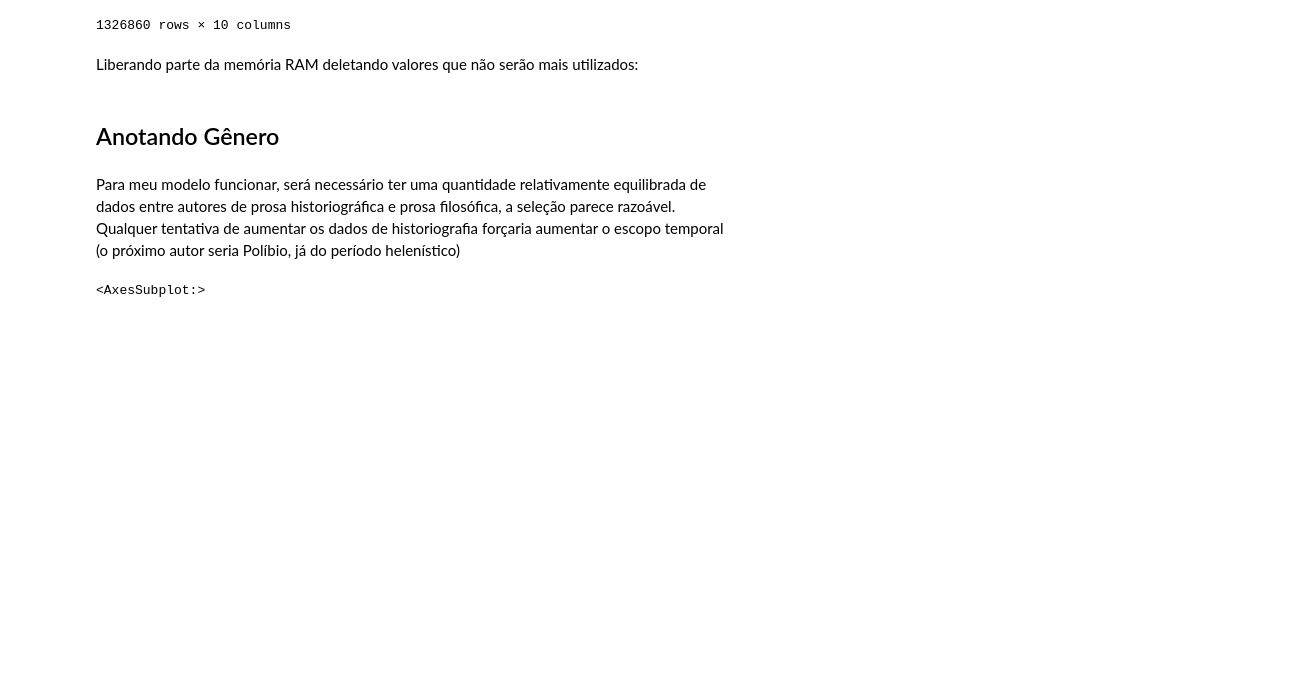
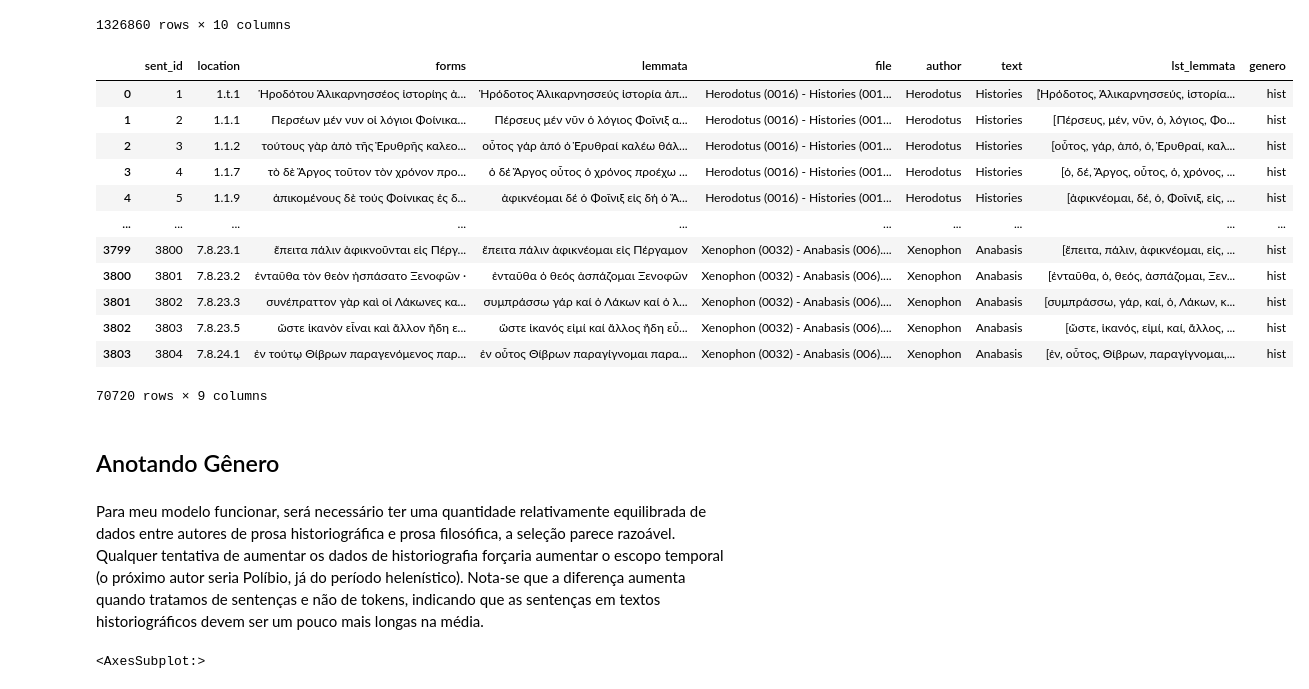
Before and after one commit to caiogeraldes/lexico-e-genero, a Jupyter notebook: notebooks/Testes de viabilidade.ipynb, the cells around one changed output. Saved outputs shown, nothing was run; the diff lists cells and outputs as text; code cells hidden in the pictures; blank space fills up the shorter version.

```diff
--- a/notebooks/Testes de viabilidade.ipynb
+++ b/notebooks/Testes de viabilidade.ipynb
@@ -88,5 +105,3 @@ df
 | 63973 | 3804 | 7.8.24.1 | Φαρνάβαζον | Φαρνάβαζος | proper | masc acc sg | 17 | Xenophon (0032) - Anabasis (006).... | Xenophon | Anabasis |
 | 63974 | 3804 | 7.8.24.1 | . | . | punct | punct | 0 | Xenophon (0032) - Anabasis (006).... | Xenophon | Anabasis |
 1326860 rows × 10 columns
-# %% [markdown]
-Liberando parte da memória RAM deletando valores que não serão mais utilizados:
@@ -95,3 +108,19 @@ del corpus
+# %%
+df_sents
+# %% [output]
+|  | sent_id | location | forms | lemmata | file | author | text | lst_lemmata | genero |
+| 0 | 1 | 1.t.1 | Ἡροδότου Ἁλικαρνησσέος ἱστορίης ἀ... | Ἡρόδοτος Ἁλικαρνησσεύς ἱστορία ἀπ... | Herodotus (0016) - Histories (001... | Herodotus | Histories | [Ἡρόδοτος, Ἁλικαρνησσεύς, ἱστορία... | hist |
+| 1 | 2 | 1.1.1 | Περσέων μέν νυν οἱ λόγιοι Φοίνικα... | Πέρσευς μέν νῦν ὁ λόγιος Φοῖνιξ α... | Herodotus (0016) - Histories (001... | Herodotus | Histories | [Πέρσευς, μέν, νῦν, ὁ, λόγιος, Φο... | hist |
+| 2 | 3 | 1.1.2 | τούτους γὰρ ἀπὸ τῆς Ἐρυθρῆς καλεο... | οὗτος γάρ ἀπό ὁ Ἐρυθραί καλέω θάλ... | Herodotus (0016) - Histories (001... | Herodotus | Histories | [οὗτος, γάρ, ἀπό, ὁ, Ἐρυθραί, καλ... | hist |
+| 3 | 4 | 1.1.7 | τὸ δὲ Ἄργος τοῦτον τὸν χρόνον προ... | ὁ δέ Ἄργος οὗτος ὁ χρόνος προέχω ... | Herodotus (0016) - Histories (001... | Herodotus | Histories | [ὁ, δέ, Ἄργος, οὗτος, ὁ, χρόνος, ... | hist |
+| 4 | 5 | 1.1.9 | ἀπικομένους δὲ τούς Φοίνικας ἐς δ... | ἀφικνέομαι δέ ὁ Φοῖνιξ εἰς δή ὁ Ἄ... | Herodotus (0016) - Histories (001... | Herodotus | Histories | [ἀφικνέομαι, δέ, ὁ, Φοῖνιξ, εἰς, ... | hist |
+| ... | ... | ... | ... | ... | ... | ... | ... | ... | ... |
+| 3799 | 3800 | 7.8.23.1 | ἔπειτα πάλιν ἀφικνοῦνται εἰς Πέργ... | ἔπειτα πάλιν ἀφικνέομαι εἰς Πέργαμον | Xenophon (0032) - Anabasis (006).... | Xenophon | Anabasis | [ἔπειτα, πάλιν, ἀφικνέομαι, εἰς, ... | hist |
+| 3800 | 3801 | 7.8.23.2 | ἐνταῦθα τὸν θεὸν ἠσπάσατο Ξενοφῶν · | ἐνταῦθα ὁ θεός ἀσπάζομαι Ξενοφῶν | Xenophon (0032) - Anabasis (006).... | Xenophon | Anabasis | [ἐνταῦθα, ὁ, θεός, ἀσπάζομαι, Ξεν... | hist |
+| 3801 | 3802 | 7.8.23.3 | συνέπραττον γὰρ καὶ οἱ Λάκωνες κα... | συμπράσσω γάρ καί ὁ Λάκων καί ὁ λ... | Xenophon (0032) - Anabasis (006).... | Xenophon | Anabasis | [συμπράσσω, γάρ, καί, ὁ, Λάκων, κ... | hist |
+| 3802 | 3803 | 7.8.23.5 | ὥστε ἱκανὸν εἶναι καὶ ἄλλον ἤδη ε... | ὥστε ἱκανός εἰμί καί ἄλλος ἤδη εὖ... | Xenophon (0032) - Anabasis (006).... | Xenophon | Anabasis | [ὥστε, ἱκανός, εἰμί, καί, ἄλλος, ... | hist |
+| 3803 | 3804 | 7.8.24.1 | ἐν τούτῳ Θίβρων παραγενόμενος παρ... | ἐν οὗτος Θίβρων παραγίγνομαι παρα... | Xenophon (0032) - Anabasis (006).... | Xenophon | Anabasis | [ἐν, οὗτος, Θίβρων, παραγίγνομαι,... | hist |
+70720 rows × 9 columns
 # %% [markdown]
 ## Anotando Gênero
 # %%
@@ -110,4 +142,5 @@ df.genero.fillna("filo", inplace=True)
 # %% [markdown]
 Para meu modelo funcionar, será necessário ter uma quantidade relativamente equilibrada de dados entre autores de prosa historiográfica e prosa filosófica, a seleção parece razoável.
-Qualquer tentativa de aumentar os dados de historiografia forçaria aumentar o escopo temporal (o próximo autor seria Políbio, já do período helenístico)
+Qualquer tentativa de aumentar os dados de historiografia forçaria aumentar o escopo temporal (o próximo autor seria Políbio, já do período helenístico).
+Nota-se que a diferença aumenta quando tratamos de sentenças e não de tokens, indicando que as sentenças em textos historiográficos devem ser um pouco mais longas na média.
 # %%
```
Also changed, not shown: parts of 30 cells of this notebook.
